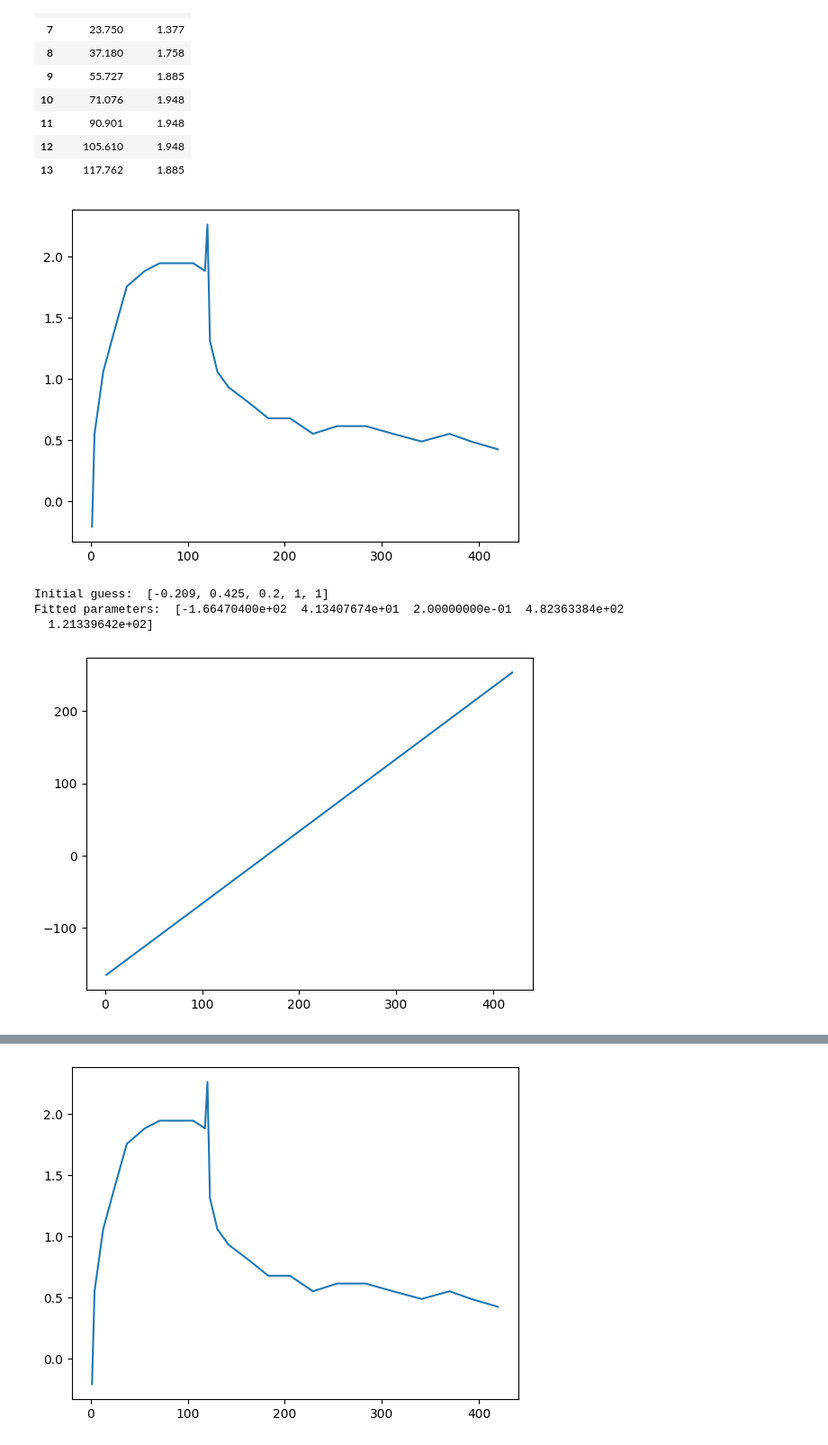
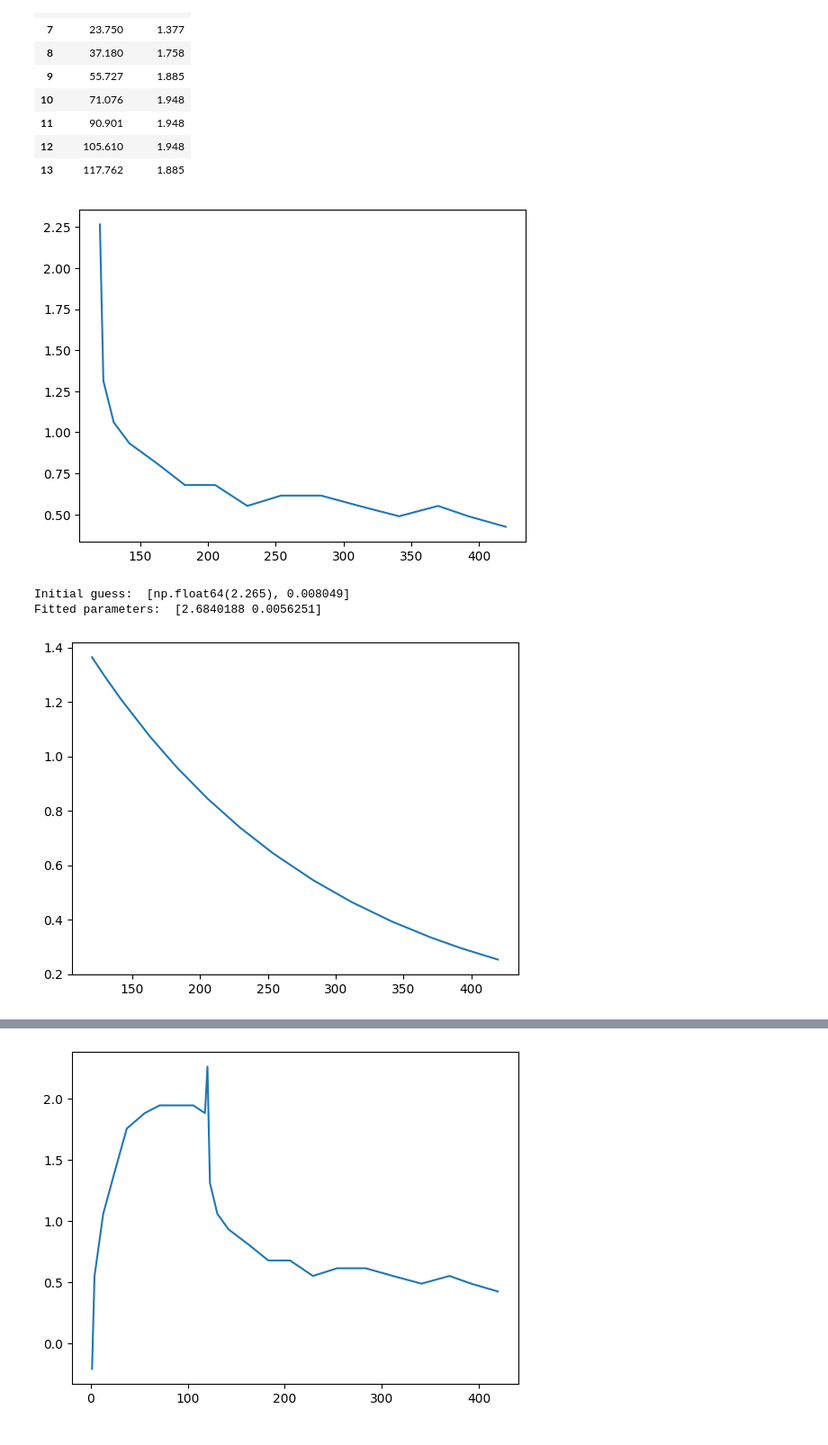
Before and after one commit to Ara101/Data_extraction_kinetic_signaling_data, a Jupyter notebook: code/python/rate_kinetics_0.ipynb, the cells around one changed output, grey strips where cells are left out. Shown at 90% size. Saved outputs shown, nothing was run; the diff lists cells and outputs as text; code cells hidden in the pictures.

Commit message:
dissociation test

```diff
--- a/code/python/rate_kinetics_0.ipynb
+++ b/code/python/rate_kinetics_0.ipynb
@@ -345,37 +346,38 @@ testFile105
 | 12 | 105.610 | 1.948 |
 | 13 | 117.762 | 1.885 |
 # %%
-# test 0
+# Testing second half of the data with dissocation equation
+
 testFile105 = importCleanData("VEGFA165_NRP1_0.5-8nM_Lu2023.xlsx", "sheet1", ["Time 0.5nM", "RU 0.5nM"])
 # remove the first 4 rows
-testFile105 = testFile105.iloc[4:]
+testFile105 = testFile105.iloc[14:]
+testFile105 = testFile105.iloc[:]
 testFile105
 # plot the data
 plt.plot(testFile105["Time 0.5nM"], testFile105["RU 0.5nM"])
 plt.show ()
 
 # Initial guess for the parameters
 y_initial = testFile105.iloc[0, 1]
 y_final = testFile105["RU 0.5nM"].iloc[-1]  # Extract the single value
 #initial_guess = [y_initial, y_final, 6e1, 0.5, 1]
-initial_guess = [y_initial, y_final, 0.2, 1, 1]
+initial_guess = [y_initial, 0.008049]
 print("Initial guess: ", initial_guess)
 
 # data
 t_data = testFile105["Time 0.5nM"]
 response_data = testFile105["RU 0.5nM"]
 
-param_k, pcov_k = curve_fit(response_to_steady_state, t_data, response_data, p0=initial_guess)
+param_k, pcov_k = curve_fit(typical_dissociation, t_data, response_data, p0=initial_guess)
 print("Fitted parameters: ", param_k)
 
 # plot the fitted data
 # created fitted response data
-fitted_response= response_to_steady_state(testFile105["Time 0.5nM"], *param_k)
+fitted_response= typical_dissociation(testFile105["Time 0.5nM"], *param_k)
 plt.plot(testFile105["Time 0.5nM"], fitted_response, label='Fitted Data')
 plt.show ()
 # %% [output]
-[figure, old version]
+[figure, new version]
-Initial guess:  [-0.209, 0.425, 0.2, 1, 1]
-Fitted parameters:  [-1.66470400e+02  4.13407674e+01  2.00000000e-01  4.82363384e+02
-  1.21339642e+02]
+Initial guess:  [np.float64(2.265), 0.008049]
+Fitted parameters:  [2.6840188 0.0056251]
-[figure, old version]
+[figure, new version]
```
Also changed, not shown: parts of 9 cells of this notebook, 1 other file.
